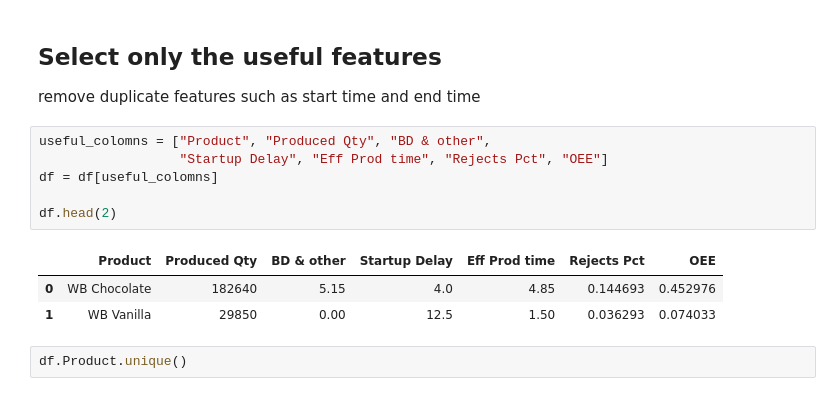
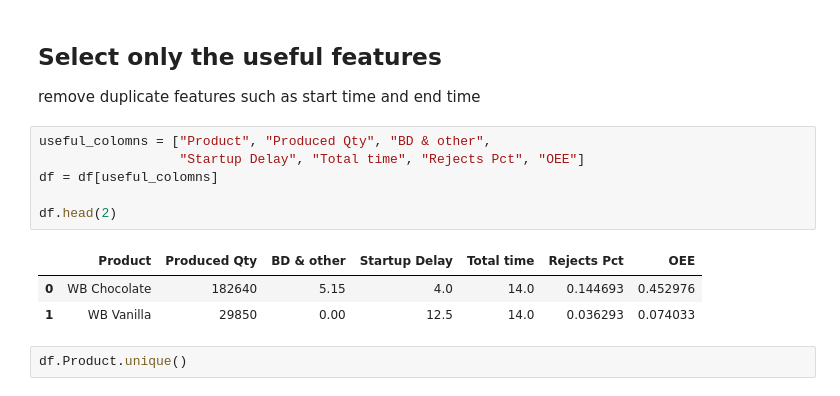
Before and after one commit to CodeProcessor/In20-S1-CS5617-project-1, a Jupyter notebook: Predictive and Prescriptive Analysis.ipynb, the cells around one changed output. Drawn from its saved outputs; the diff is of its cells as text.

```diff
--- a/Predictive and Prescriptive Analysis.ipynb
+++ b/Predictive and Prescriptive Analysis.ipynb
@@ -56,14 +57,14 @@ Rejects percentage |
 remove duplicate features such as start time and end time
 # %%
 useful_colomns = ["Product", "Produced Qty", "BD & other",
-                  "Startup Delay", "Eff Prod time", "Rejects Pct", "OEE"]
+                  "Startup Delay", "Total time", "Rejects Pct", "OEE"]
 df = df[useful_colomns]
 
 df.head(2)
 # %% [output]
-|  | Product | Produced Qty | BD & other | Startup Delay | Eff Prod time | Rejects Pct | OEE |
-| 0 | WB Chocolate | 182640 | 5.15 | 4.0 | 4.85 | 0.144693 | 0.452976 |
-| 1 | WB Vanilla | 29850 | 0.00 | 12.5 | 1.50 | 0.036293 | 0.074033 |
+|  | Product | Produced Qty | BD & other | Startup Delay | Total time | Rejects Pct | OEE |
+| 0 | WB Chocolate | 182640 | 5.15 | 4.0 | 14.0 | 0.144693 | 0.452976 |
+| 1 | WB Vanilla | 29850 | 0.00 | 12.5 | 14.0 | 0.036293 | 0.074033 |
 # %%
 df.Product.unique()
 # %% [output]
```
Also changed, not shown: parts of 10 cells of this notebook, 1 other file.
